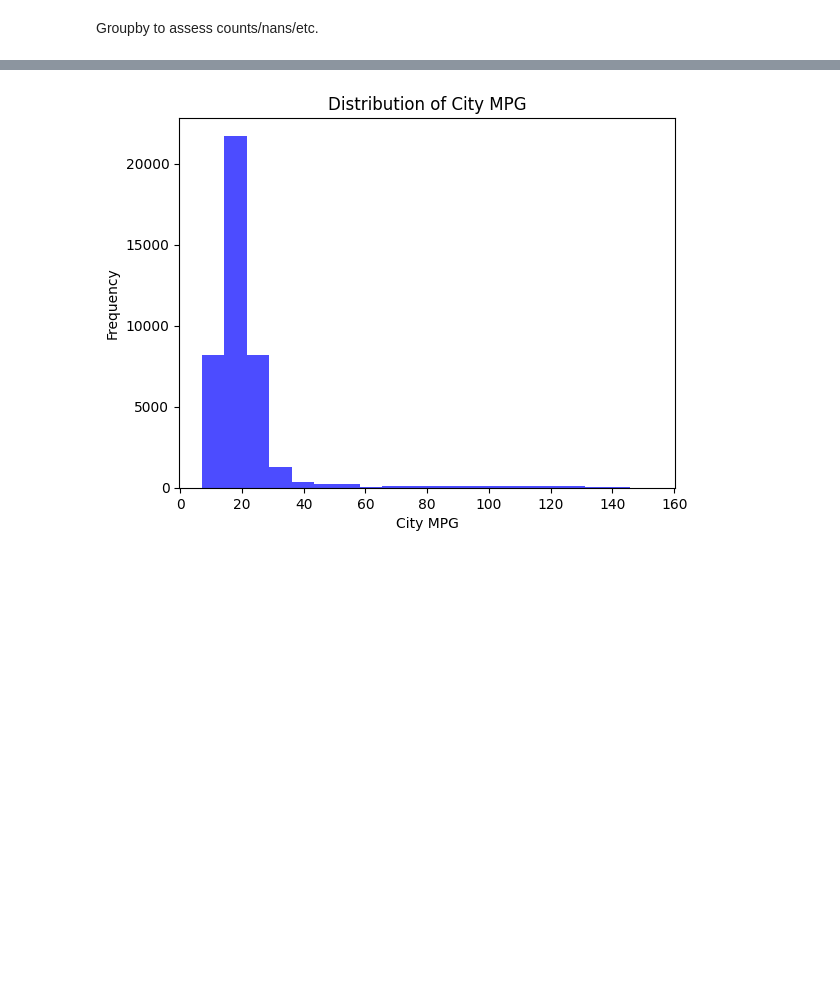
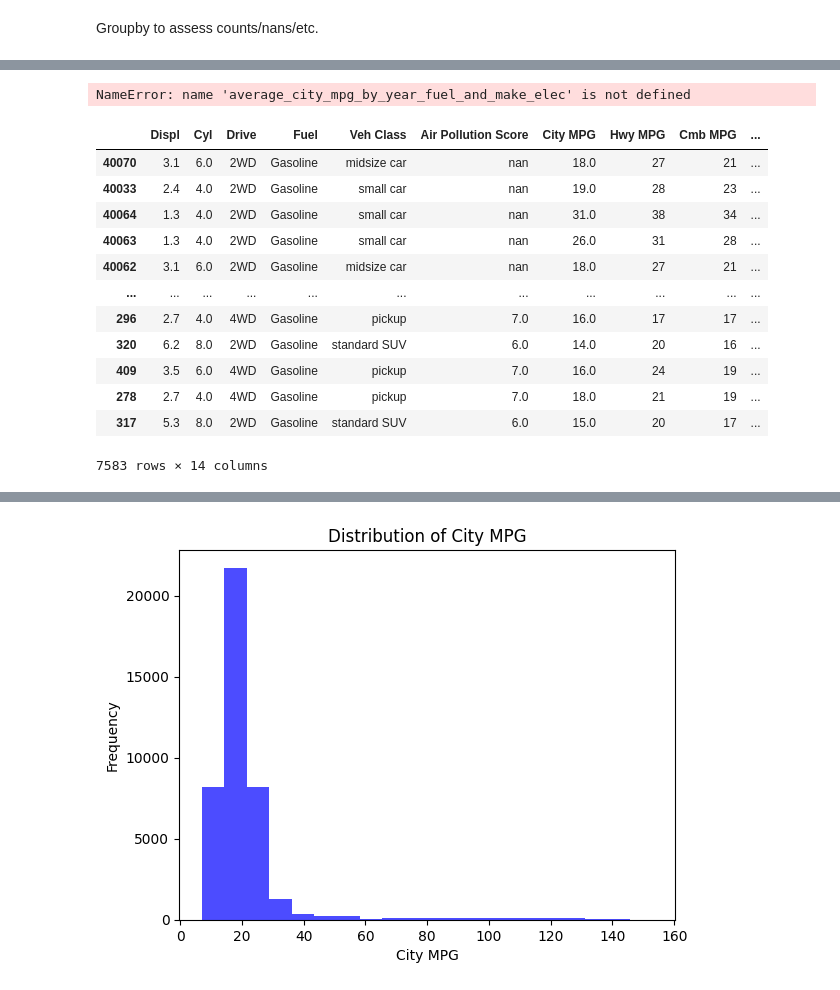
Before and after one commit to 4GeeksAcademy/World-Data-Final-Project, a Jupyter notebook: src/Auto_MPG_Dive.ipynb, the cells around one changed output, grey strips where cells are left out. Drawn from its saved outputs; the diff is of its cells as text; code cells hidden in the pictures; blank space fills up the shorter version.

```diff
--- a/src/Auto_MPG_Dive.ipynb
+++ b/src/Auto_MPG_Dive.ipynb
@@ -567,0 +589,54 @@ electricity_data
+# %%
+if all(col in sorted_electric_vehicles.columns for col in ['Year', 'City MPG', 'Fuel', 'Car_Make']):
+    # Filter the dataset for the years 2000 to 2024
+    filtered_elec_data = sorted_electric_vehicles[(sorted_electric_vehicles['Year'] >= 2000) & (sorted_electric_vehicles['Year'] <= 2024)]
+
+    # Further filter the dataset to include only the specified 'Fuel' types
+    fuel_types = ['Gasoline', 'Electricity', 'Gasoline/Electricity']
+    filtered_elec_data = filtered_elec_data[filtered_elec_data['Fuel'].isin(fuel_types)]
+
+    # Group by 'Year', 'Fuel', and 'Car_Make', and calculate the average 'City MPG'
+    average_city_mpg_by_year_fuel_and_make = filtered_data.groupby(['Year', 'Fuel', 'Car_Make'])['City MPG'].mean().reset_index()
+
+    # Rename columns for clarity
+    average_city_mpg_by_year_fuel_and_make_elec.columns = ['Year', 'Fuel', 'Car Make', 'Average City MPG']
+
+    pd.set_option('display.max_rows', 1500)
+
+    # Print or inspect the results
+    print(average_city_mpg_by_year_fuel_and_make_elec)
+else:
+    print("The dataset does not contain the necessary 'Year', 'City MPG', 'Fuel', and 'Car_Make' columns.")
+# %% [output]
+NameError: name 'average_city_mpg_by_year_fuel_and_make_elec' is not defined
+# %%
+# Now the gasoline version
+
+# List of car makes we wish to isolate
+car_makes = ['FORD', 'CHEVROLET', 'TOYOTA']
+
+# Step 1: Filter for specific car makes
+filtered_data = merged_data[merged_data['Car_Make'].isin(car_makes)]
+
+# Step 2: Filter to include only rows where 'Fuel' is 'Gasoline'
+gasoline_vehicles = filtered_data[filtered_data['Fuel'] == 'Gasoline']
+
+# Step 3: Sort the data by 'Year'
+sorted_gasoline_vehicles = gasoline_vehicles.sort_values(by='Year')
+
+# Display the sorted, filtered rows
+sorted_gasoline_vehicles
+# %% [output]
+|  | Displ | Cyl | Drive | Fuel | Veh Class | Air Pollution Score | City MPG | Hwy MPG | Cmb MPG | ... |
+| 40070 | 3.1 | 6.0 | 2WD | Gasoline | midsize car | nan | 18.0 | 27 | 21 | ... |
+| 40033 | 2.4 | 4.0 | 2WD | Gasoline | small car | nan | 19.0 | 28 | 23 | ... |
+| 40064 | 1.3 | 4.0 | 2WD | Gasoline | small car | nan | 31.0 | 38 | 34 | ... |
+| 40063 | 1.3 | 4.0 | 2WD | Gasoline | small car | nan | 26.0 | 31 | 28 | ... |
+| 40062 | 3.1 | 6.0 | 2WD | Gasoline | midsize car | nan | 18.0 | 27 | 21 | ... |
+| ... | ... | ... | ... | ... | ... | ... | ... | ... | ... | ... |
+| 296 | 2.7 | 4.0 | 4WD | Gasoline | pickup | 7.0 | 16.0 | 17 | 17 | ... |
+| 320 | 6.2 | 8.0 | 2WD | Gasoline | standard SUV | 6.0 | 14.0 | 20 | 16 | ... |
+| 409 | 3.5 | 6.0 | 4WD | Gasoline | pickup | 7.0 | 16.0 | 24 | 19 | ... |
+| 278 | 2.7 | 4.0 | 4WD | Gasoline | pickup | 7.0 | 18.0 | 21 | 19 | ... |
+| 317 | 5.3 | 8.0 | 2WD | Gasoline | standard SUV | 6.0 | 15.0 | 20 | 17 | ... |
+7583 rows × 14 columns
```
Also changed, not shown: parts of 14 cells of this notebook.
